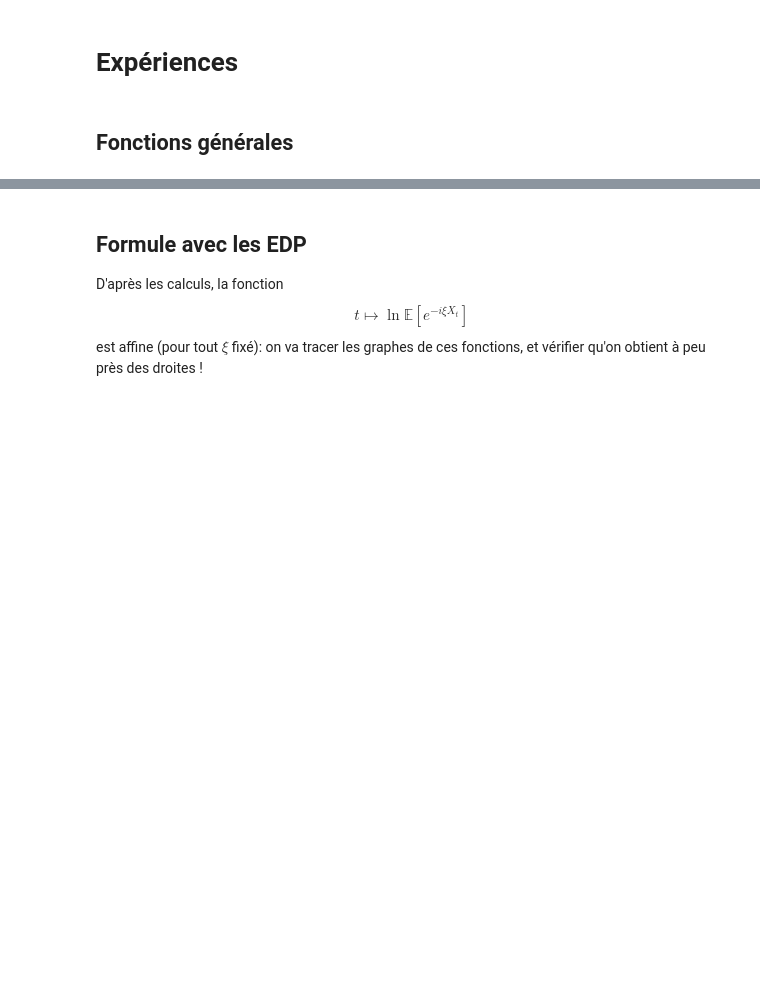
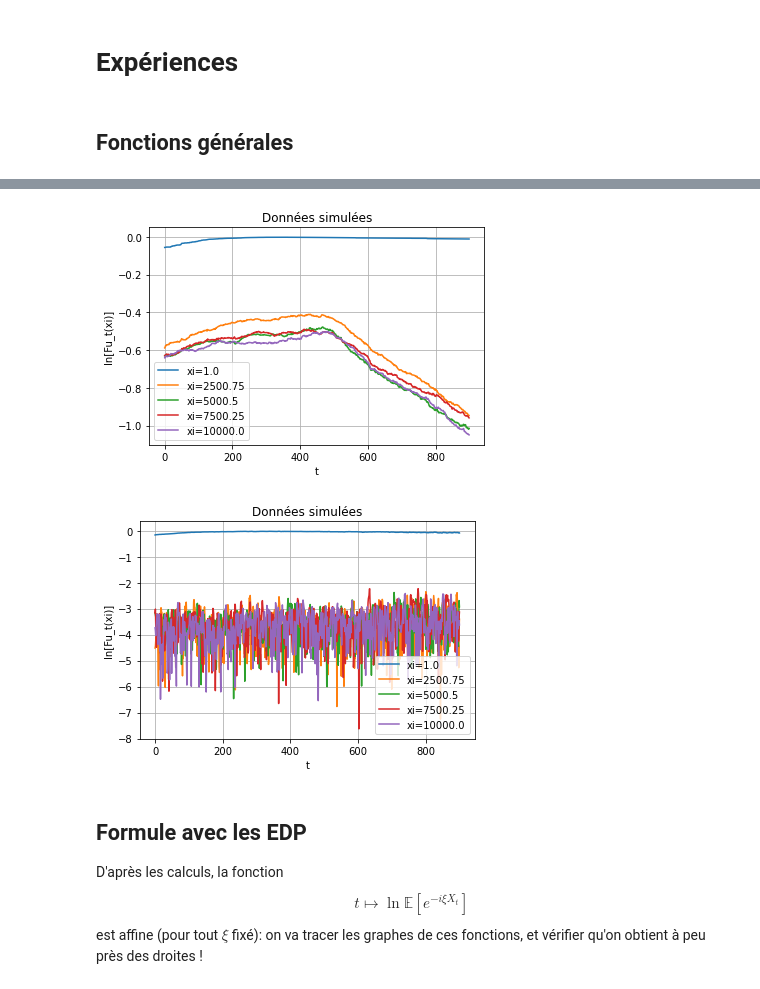
Before and after one commit to Jeremy-Andreoletti/MSV_Project_DFE, a Jupyter notebook: utilisation_fourier.ipynb, the cells around one changed output, grey strips where cells are left out. Cells and saved outputs as stored; diff of their text form; code cells hidden in the pictures; blank space fills up the shorter version.

```diff
--- a/utilisation_fourier.ipynb
+++ b/utilisation_fourier.ipynb
@@ -52,6 +52,16 @@ def normalise(wt_init): # renvoie Wt/W0 pour que toutes les cellules partent du
         else:
              wt[:,i]=wt[:,i]*0
     return wt
+
+def normalise2(wt_init,n): # renvoie Wt/moyenne(W0:Wn) pour que toutes les cellules partent presque du même taux de croissance et que ce soit lisse !
+    wt=wt_init.copy()
+    for i in range(len(wt[0,:])):
+        nm=np.mean(wt[0:n,i])
+        if(nm!=0):
+            wt[:,i]=wt[:,i]/nm
+        else:
+             wt[:,i]=0
+    return wt
 # %% [markdown]
 ## Fonctions générales
 # %%
@@ -188,3 +216,12 @@ draw_log_log(wt_sim_norm,ximin=1,ximax=100,nbreaks_xi=5,tmax=300,titre="Données
+# %%
+wt_sim_norm2=normalise2(wt_sim,500)
+wt_real_norm2=normalise2(wt_real,500)
+# %%
+dessine_droites(wt_sim_norm2,ximin=1,ximax=10000,nbreaks_xi=5,tmax=900,titre="Données simulées")
+dessine_droites(wt_real_norm2,ximin=1,ximax=10000,nbreaks_xi=5,tmax=900,titre="Données simulées")
+# %% [output]
+[figure, added]
+[figure, added]
 # %% [markdown]
 ## Formule avec les EDP
 
```
Also changed, not shown: parts of 2 cells of this notebook, 1 other file.
